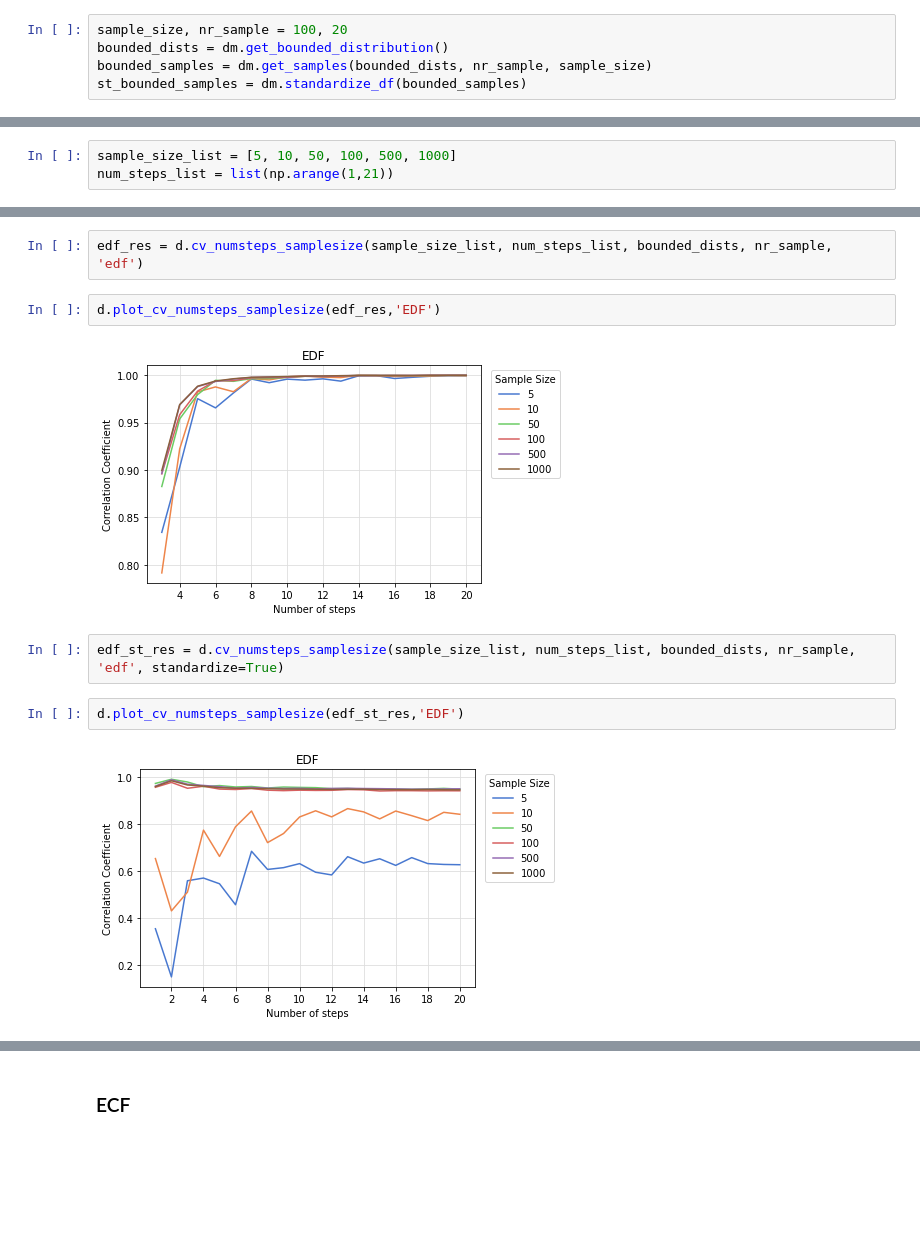
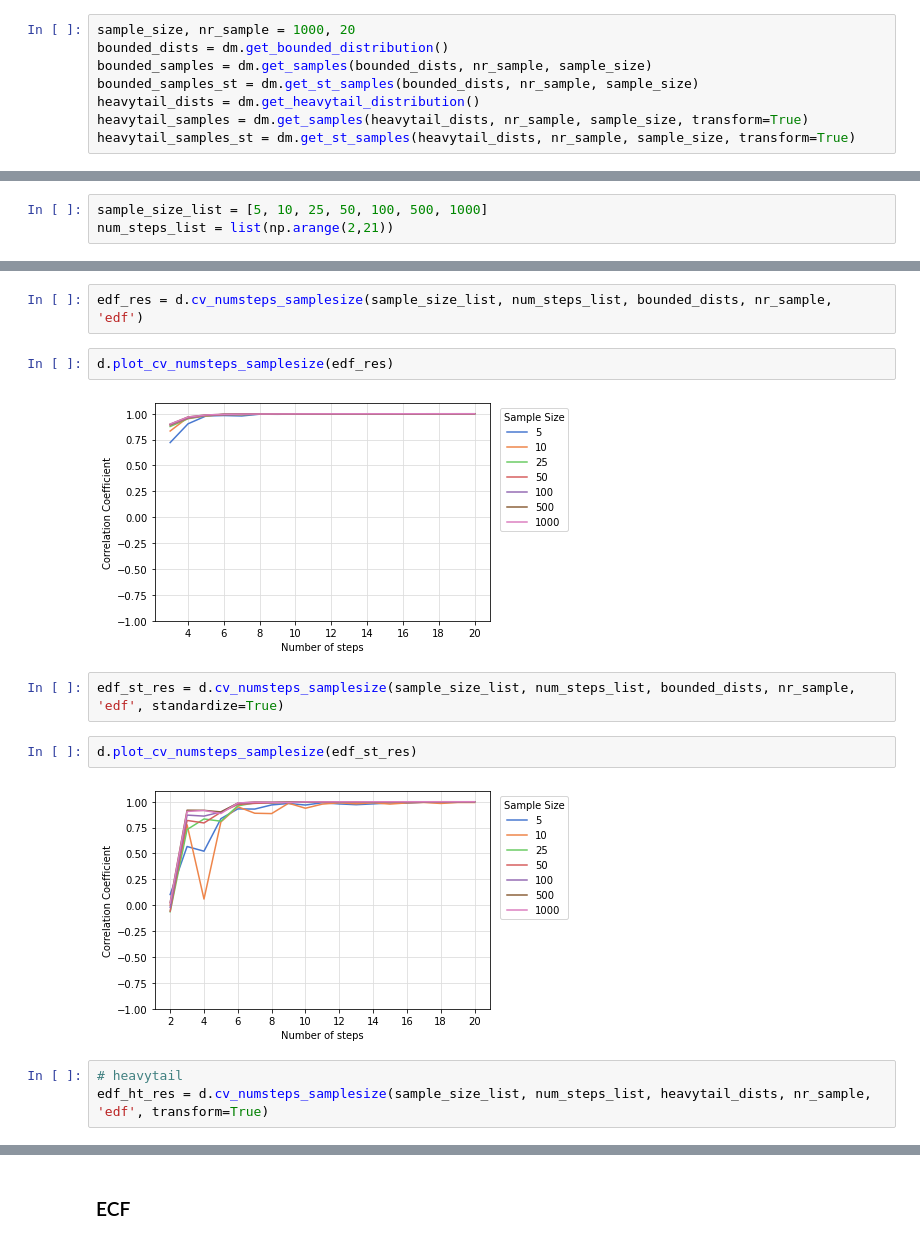
Before and after one commit to sheilafarrahi/thesis, a Jupyter notebook: distance.ipynb, the cells around one changed output, grey strips where cells are left out. Cells and saved outputs as stored; diff of their text form; blank space fills up the shorter version.

```diff
--- a/distance.ipynb
+++ b/distance.ipynb
@@ -15,10 +18,13 @@ importlib.reload(d)
 # %% [output]
 <module 'distance_modules' from 'C:\\Users\\shfar\\Desktop\\SU\\Thesis\\thesis\\distance_modules.py'>
 # %%
-sample_size, nr_sample = 100, 20
+sample_size, nr_sample = 1000, 20
 bounded_dists = dm.get_bounded_distribution()
 bounded_samples = dm.get_samples(bounded_dists, nr_sample, sample_size)
-st_bounded_samples = dm.standardize_df(bounded_samples)
+bounded_samples_st = dm.get_st_samples(bounded_dists, nr_sample, sample_size)
+heavytail_dists = dm.get_heavytail_distribution()
+heavytail_samples = dm.get_samples(heavytail_dists, nr_sample, sample_size, transform=True)
+heavytail_samples_st = dm.get_st_samples(heavytail_dists, nr_sample, sample_size, transform=True)
 # %%
 original_d, original_std = d.w_distance(bounded_samples)
 d.plot_matrix(original_d, bounded_samples.iloc[:,-1].unique())
@@ -92,6 +97,6 @@ d.plot_cv_moments(moments_st_res)
 # %% [markdown]
 ### KDE
 # %%
-sample_size_list = [5, 10, 50, 100, 500, 1000]
-num_steps_list = list(np.arange(1,21))
+sample_size_list = [5, 10, 25, 50, 100, 500, 1000]
+num_steps_list = list(np.arange(2,21))
 # %%
@@ -113,12 +208,15 @@ d.plot_cv_numsteps_samplesize(kde_st_res)
 # %%
 edf_res = d.cv_numsteps_samplesize(sample_size_list, num_steps_list, bounded_dists, nr_sample, 'edf')
 # %%
-d.plot_cv_numsteps_samplesize(edf_res,'EDF')
+d.plot_cv_numsteps_samplesize(edf_res)
 # %% [output]
-[figure, old version]
+[figure, new version]
 # %%
 edf_st_res = d.cv_numsteps_samplesize(sample_size_list, num_steps_list, bounded_dists, nr_sample, 'edf', standardize=True)
 # %%
-d.plot_cv_numsteps_samplesize(edf_st_res,'EDF')
+d.plot_cv_numsteps_samplesize(edf_st_res)
 # %% [output]
-[figure, old version]
+[figure, new version]
+# %%
+# heavytail
+edf_ht_res = d.cv_numsteps_samplesize(sample_size_list, num_steps_list, heavytail_dists, nr_sample, 'edf', transform=True)
```
Also changed, not shown: parts of 50 cells of this notebook, 17 other files.
